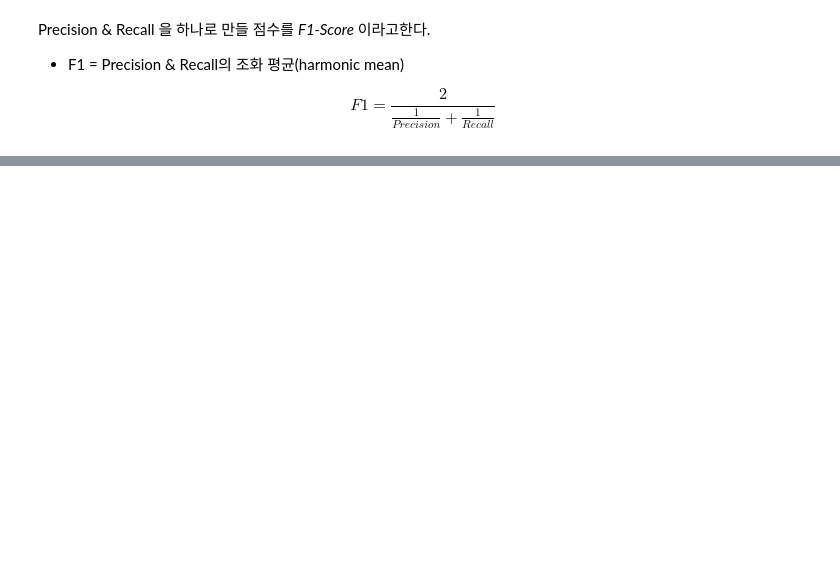
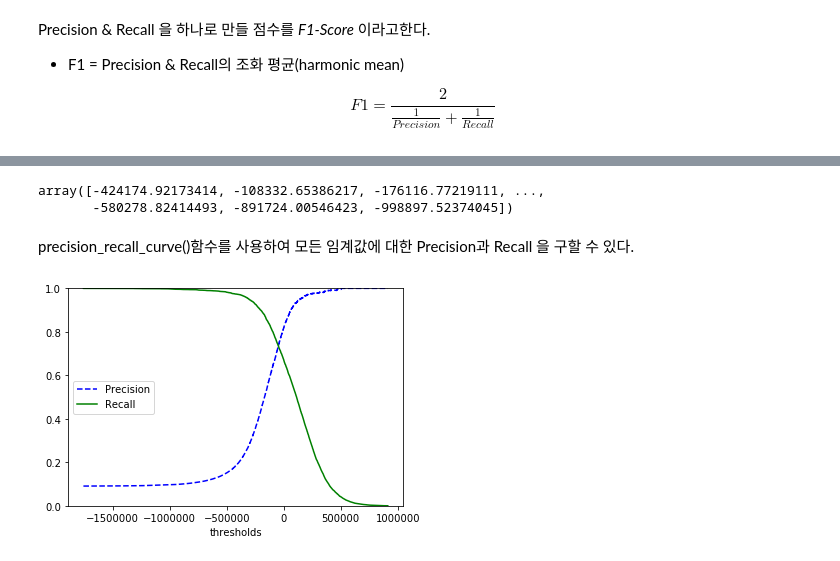
Before and after one commit to byungjun0689/Hands-on-MachineLearning, a Jupyter notebook: 03_Classification2.ipynb, the cells around one changed output, grey strips where cells are left out. Cells and saved outputs as stored; diff of their text form; code cells hidden in the pictures; blank space fills up the shorter version.

```diff
--- a/03_Classification2.ipynb
+++ b/03_Classification2.ipynb
@@ -21,0 +8,6 @@ mnist
+# %%
+#MNIST 데이터 세트를 다운로드 하기 위한 코드#MNIST
+from sklearn.datasets import fetch_mldata
+mnist = fetch_mldata('MNIST Original', data_home="./datasets/")
+# 에러가 날 경우 data_home 으로 다운받을 곳 지정 필요.
+mnist
@@ -217,0 +273,9 @@ f1_score(y_train_5, y_train_pred)
+# %%
+y_scores = cross_val_predict(sgd_clf, X_train, y_train_5, cv=3, method='decision_function')
+# %%
+y_scores
+# %% [output]
+array([-424174.92173414, -108332.65386217, -176116.77219111, ...,
+       -580278.82414493, -891724.00546423, -998897.52374045])
+# %% [markdown]
+precision_recall_curve()함수를 사용하여 모든 임계값에 대한 Precision과 Recall 을 구할 수 있다.
@@ -217,0 +284,13 @@ f1_score(y_train_5, y_train_pred)
+# %%
+precisions, recalls, thresholds = precision_recall_curve(y_train_5, y_scores)
+# %%
+def plot_precision_recall_vs_threshold(precisions, recalls, thresholds):
+    plt.plot(thresholds, precisions[:-1], 'b--', label="Precision")
+    plt.plot(thresholds, recalls[:-1], "g-", label="Recall")
+    plt.xlabel("thresholds")
+    plt.legend(loc="center left")
+    plt.ylim([0,1])
+# %%
+plot_precision_recall_vs_threshold(precisions, recalls, thresholds)
+# %% [output]
+[figure, added]
```
Also changed, not shown: parts of 52 cells of this notebook, 1 other file.
